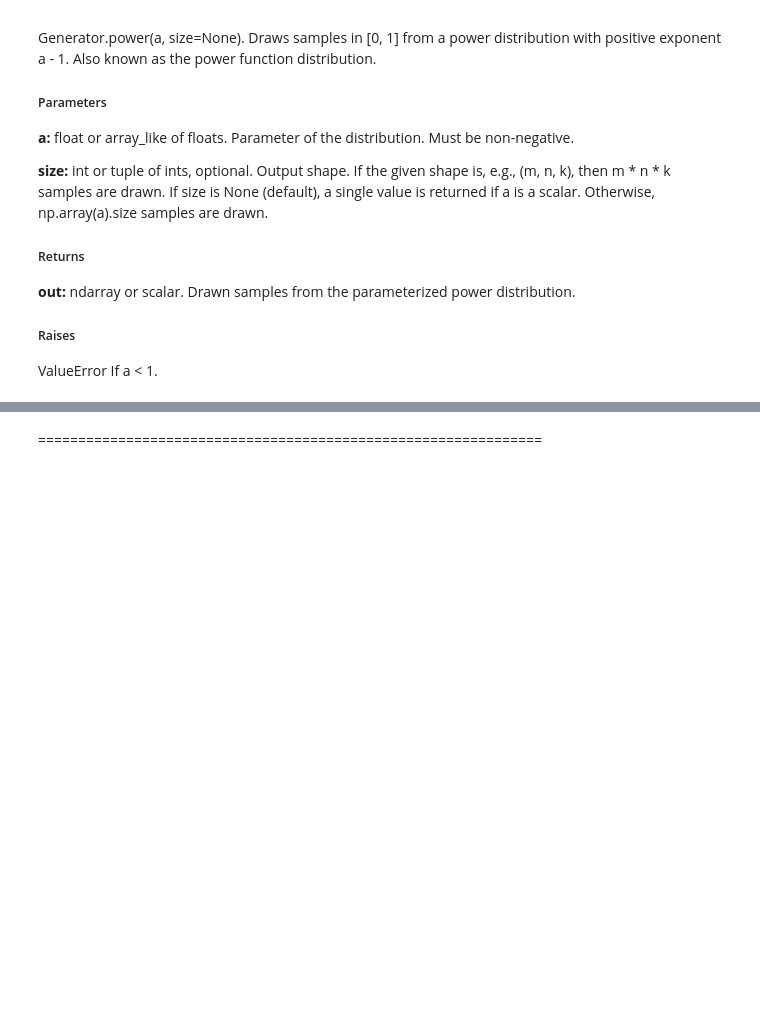
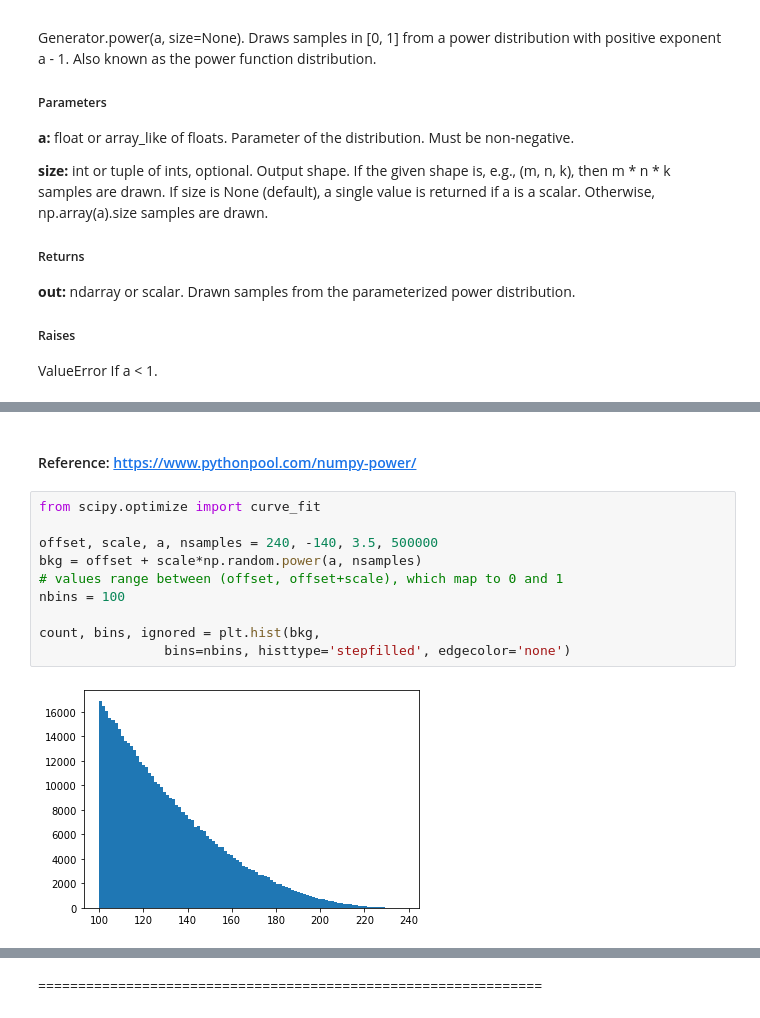
Before and after one commit to PJFinnerty/52465-Assignment, a Jupyter notebook: Practical Assignment.ipynb, the cells around one changed output, grey strips where cells are left out. Cells and saved outputs as stored; diff of their text form; blank space fills up the shorter version.

```diff
--- a/Practical Assignment.ipynb
+++ b/Practical Assignment.ipynb
@@ -346,0 +390,14 @@ If a < 1.
+# %% [markdown]
+#### Reference: https://www.pythonpool.com/numpy-power/
+# %%
+from scipy.optimize import curve_fit
+
+offset, scale, a, nsamples = 240, -140, 3.5, 500000
+bkg = offset + scale*np.random.power(a, nsamples)
+# values range between (offset, offset+scale), which map to 0 and 1
+nbins = 100
+
+count, bins, ignored = plt.hist(bkg,
+                bins=nbins, histtype='stepfilled', edgecolor='none')
+# %% [output]
+[figure, added]
```
Also changed, not shown: parts of 59 cells of this notebook.
